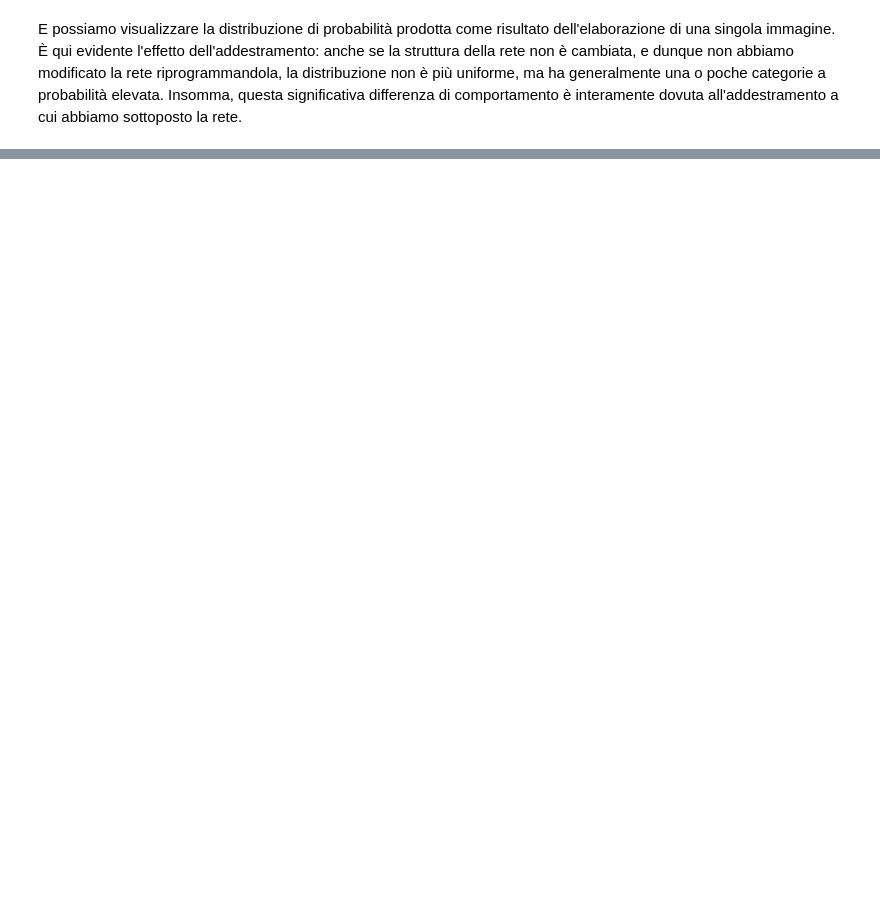
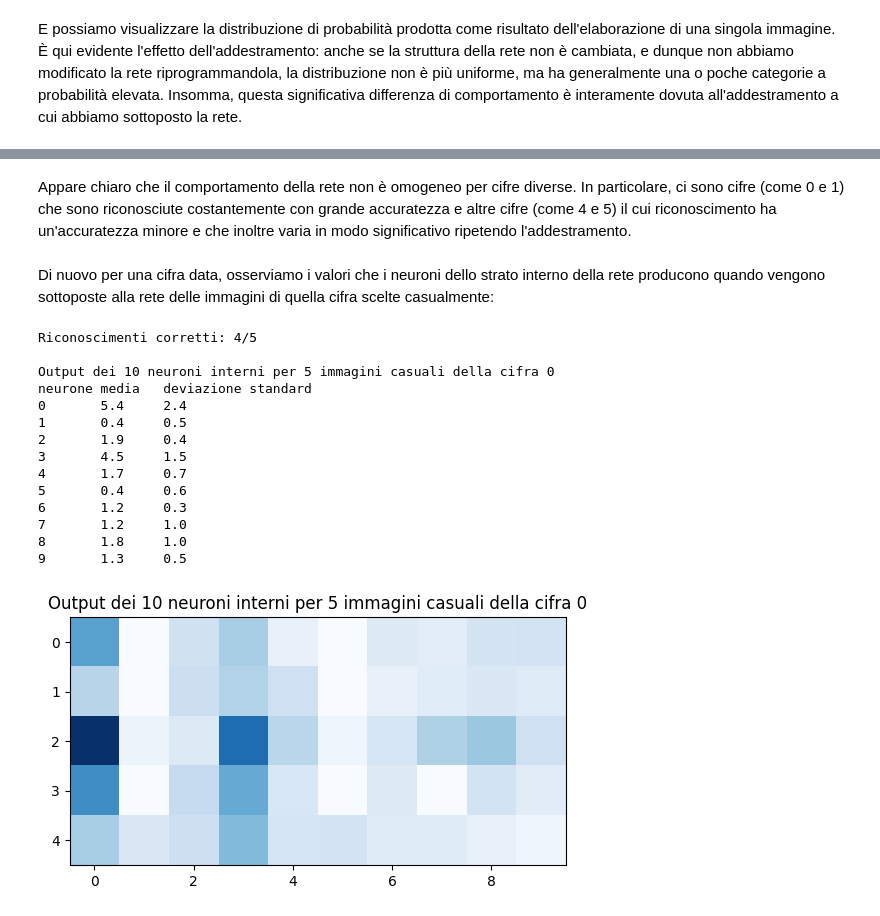
Before and after one commit to lmari/tutorial, a Jupyter notebook: mnist_simple.ipynb, the cells around one changed output, grey strips where cells are left out. Saved outputs shown, nothing was run; the diff lists cells and outputs as text; code cells hidden in the pictures; blank space fills up the shorter version.

```diff
--- a/mnist_simple.ipynb
+++ b/mnist_simple.ipynb
@@ -293,6 +292,0 @@ Training 5: 1 2 3 4 5 6 7 8 9 10 11 12 13 14 15 16 17 18 19 20
-# %%
-k = 3
-n = 20
-k_data = [data for data in test_data if data[1] == k]
-random_indexes = [random.randint(0, len(k_data)) for _ in range(n)]
-test_loop_with_trace(k_data, random_indexes, network)
@@ -300,0 +293,7 @@ test_loop_with_trace(k_data, random_indexes, network)
+# %%
+means = results.mean(axis=1)
+stdevs = results.std(axis=1)
+print("Percentuali di correttezza per cifra")
+print("cifra\tmedia\tdeviazione standard")
+for k in range(10):
+    print(f"{k}\t{means[k]:.1f}\t{stdevs[k]:.1f}")
@@ -301 +313,51 @@ test_loop_with_trace(k_data, random_indexes, network)
+# %% [markdown]
+Appare chiaro che il comportamento della rete non è omogeneo per cifre diverse. In particolare, ci sono cifre (come 0 e 1) che sono riconosciute costantemente con grande accuratezza e altre cifre (come 4 e 5) il cui riconoscimento ha un'accuratezza minore e che inoltre varia in modo significativo ripetendo l'addestramento.
+# %% [markdown]
+Di nuovo per una cifra data, osserviamo i valori che i neuroni dello strato interno della rete producono quando vengono sottoposte alla rete delle immagini di quella cifra scelte casualmente:
+# %%
+to_test = 0                             # cifra da mettere alla prova
+num_images = 5                          # numero di immagini da mostrare
+activations = np.zeros((num_images, 10))
+num_correct = 0
+k_data = [data for data in test_data if data[1] == to_test]
+random_indexes = [random.randint(0, len(k_data)) for _ in range(num_images)]
+network.eval()
+with torch.no_grad():
+    for i in range(num_images):
+        Y = network.flatten(k_data[random_indexes[i]][0])
+        Y = network.inner_layer(Y)
+        Y = network.activation(Y)
+        activations[i] = Y[0].numpy()
+        Y = network.output_layer(Y)
+        Y = nn.Softmax(dim=1)(Y).argmax(1)
+        if Y == to_test: num_correct += 1
+
+print(f"Riconoscimenti corretti: {num_correct}/{num_images}\n")
+
+means = activations.mean(axis=0)
+stdevs = activations.std(axis=0)
+print(f"Output dei 10 neuroni interni per {num_images} immagini casuali della cifra {to_test}")
+print("neurone\tmedia\tdeviazione standard")
+for k in range(10):
+    print(f"{k}\t{means[k]:.1f}\t{stdevs[k]:.1f}")
+
+plt.imshow(activations, cmap='Blues')
+plt.title(f"Output dei 10 neuroni interni per {num_images} immagini casuali della cifra {to_test}")
+plt.show()
+# %% [output]
+Riconoscimenti corretti: 4/5
+
+Output dei 10 neuroni interni per 5 immagini casuali della cifra 0
+neurone media   deviazione standard
+0       5.4     2.4
+1       0.4     0.5
+2       1.9     0.4
+3       4.5     1.5
+4       1.7     0.7
+5       0.4     0.6
+6       1.2     0.3
+7       1.2     1.0
+8       1.8     1.0
+9       1.3     0.5
+[figure, added]
 # %%
```
Also changed, not shown: parts of 22 cells of this notebook, 10 other files.
